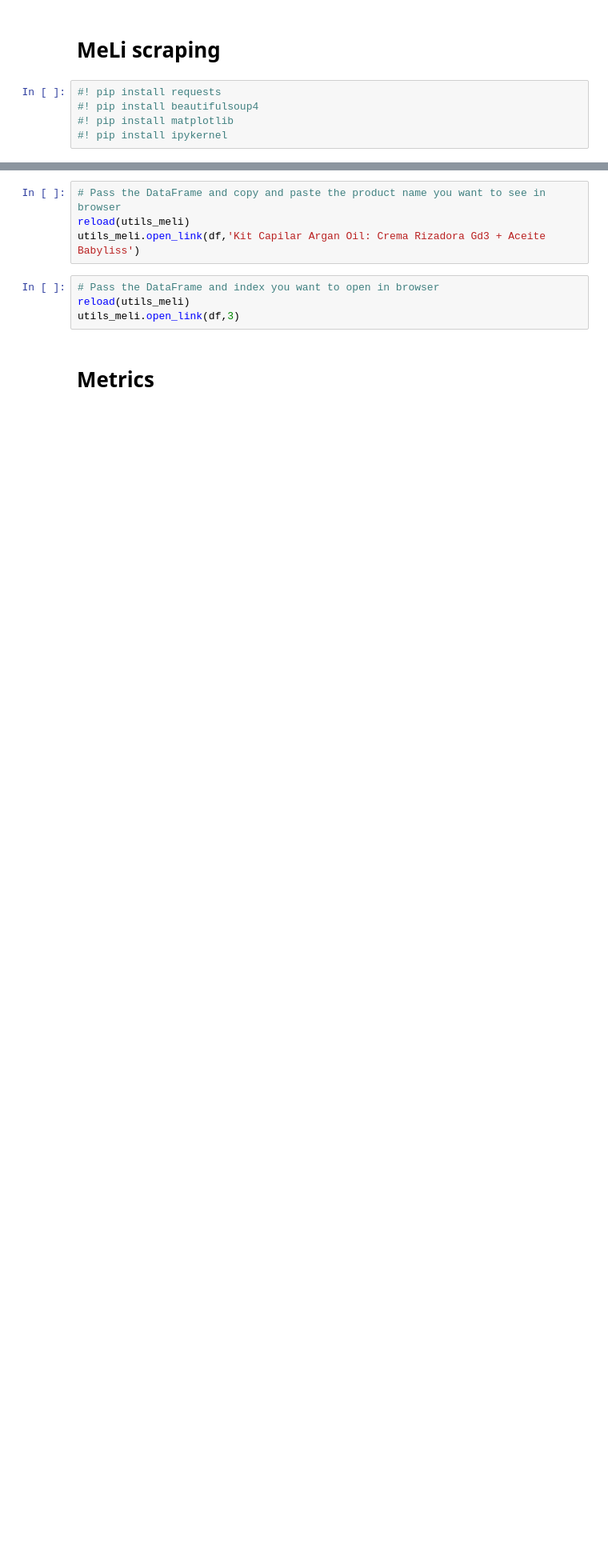
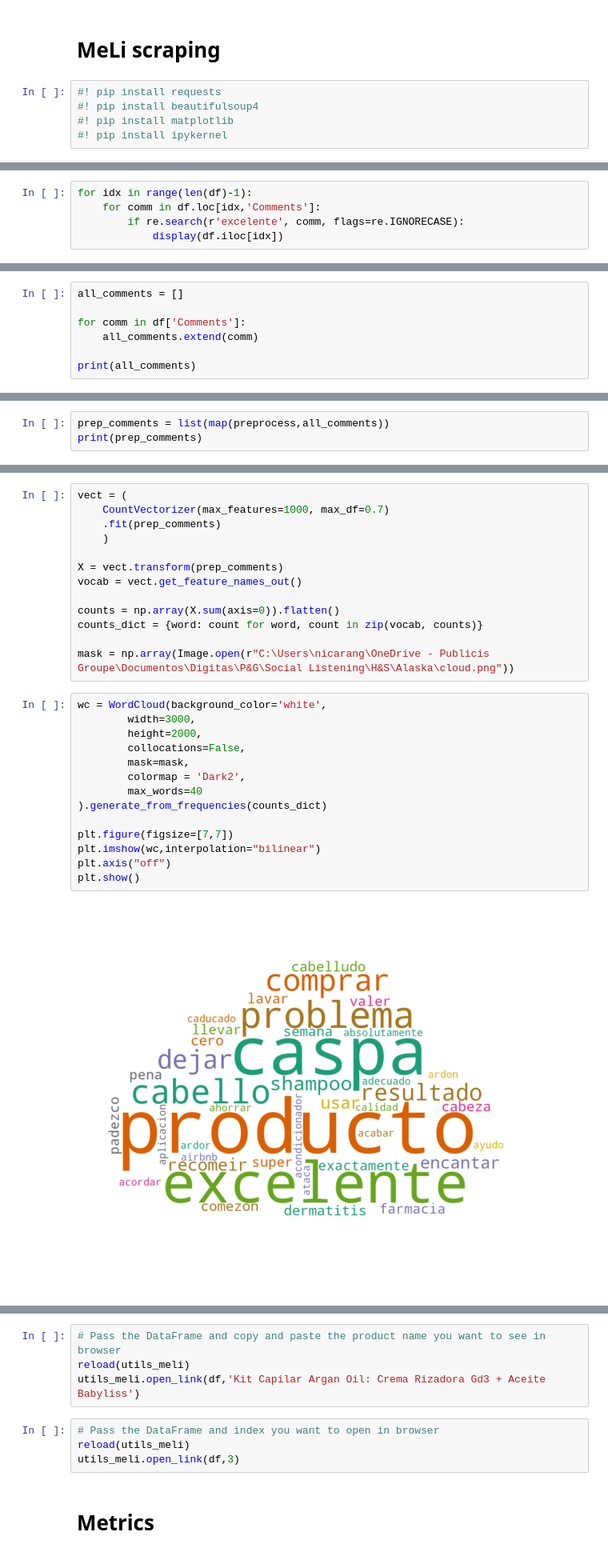
Before and after one commit to nicolasAT25/amazon_meli_scraping, a Jupyter notebook: meli_scraping.ipynb, the cells around one changed output, grey strips where cells are left out. Shown at 80% size. Drawn from its saved outputs; the diff is of its cells as text; blank space fills up the shorter version.

```diff
--- a/meli_scraping.ipynb
+++ b/meli_scraping.ipynb
@@ -40,0 +68,5 @@ Total products retrieved: 1657
+# %%
+for idx in range(len(df)-1):
+    for comm in df.loc[idx,'Comments']:
+        if re.search(r'excelente', comm, flags=re.IGNORECASE):
+            display(df.iloc[idx])
@@ -40,0 +209,7 @@ Total products retrieved: 1657
+# %%
+all_comments = []
+
+for comm in df['Comments']:
+    all_comments.extend(comm)
+
+print(all_comments)
@@ -40,0 +218,3 @@ Total products retrieved: 1657
+# %%
+prep_comments = list(map(preprocess,all_comments))
+print(prep_comments)
@@ -40,0 +223,29 @@ Total products retrieved: 1657
+# %%
+vect = (
+    CountVectorizer(max_features=1000, max_df=0.7)
+    .fit(prep_comments)
+    )
+
+X = vect.transform(prep_comments)
+vocab = vect.get_feature_names_out()
+
+counts = np.array(X.sum(axis=0)).flatten()
+counts_dict = {word: count for word, count in zip(vocab, counts)}
+
+mask = np.array(Image.open(r"C:\Users\nicarang\OneDrive - Publicis Groupe\Documentos\Digitas\P&G\Social Listening\H&S\Alaska\cloud.png"))
+# %%
+wc = WordCloud(background_color='white',
+        width=3000,
+        height=2000,
+        collocations=False,
+        mask=mask,
+        colormap = 'Dark2',
+        max_words=40
+).generate_from_frequencies(counts_dict)
+
+plt.figure(figsize=[7,7])
+plt.imshow(wc,interpolation="bilinear")
+plt.axis("off")
+plt.show()
+# %% [output]
+[figure, added]
```
Also changed, not shown: parts of 21 cells of this notebook, 2 other files.
